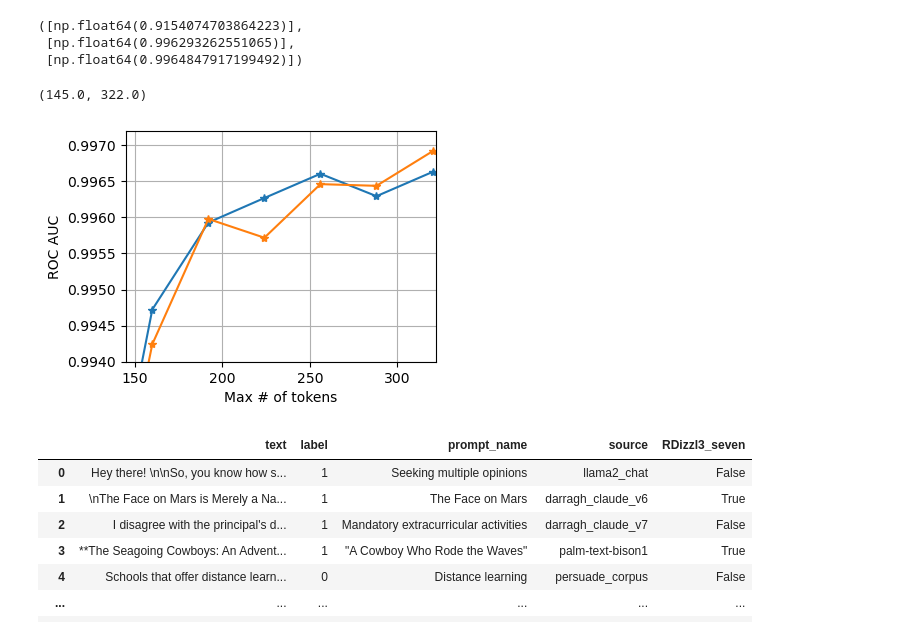
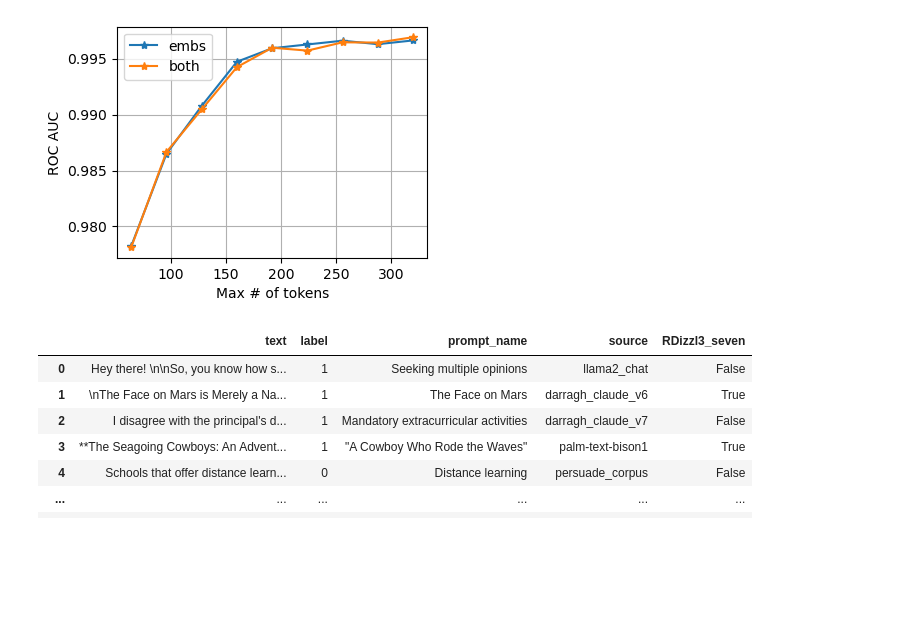
Before and after one commit to GurevichPE/Artifical-text-detection-via-magnitude-functions, a Jupyter notebook: magnitude_classifier/experiments.ipynb, the cells around one changed output. Cells and saved outputs as stored; diff of their text form; code cells hidden in the pictures; blank space fills up the shorter version.

```diff
--- a/magnitude_classifier/experiments.ipynb
+++ b/magnitude_classifier/experiments.ipynb
@@ -5,9 +5,9 @@ import matplotlib.pyplot as plt
 import pickle as pkl
 # %%
 SAVEDIR = "/workspace/mnt/local/data/pgurevich/magnitude"
-datapath_magn = f"{SAVEDIR}/clf_results_magnitude_final.pkl"
-datapath_embs = f"{SAVEDIR}/clf_results_embeddings_final.pkl"
-datapath_both = f"{SAVEDIR}/clf_results_both_final.pkl"
+datapath_magn = f"{SAVEDIR}/clf_results_magnitude.pkl"
+datapath_embs = f"{SAVEDIR}/clf_results_embeddings.pkl"
+datapath_both = f"{SAVEDIR}/clf_results_both.pkl"
 
 with open(datapath_magn, 'rb') as f:
     results_magn = pkl.load(f)
@@ -18,6 +18,8 @@ with open(datapath_embs, 'rb') as f:
 with open(datapath_both, 'rb') as f:
     results_both = pkl.load(f)
 # %%
+#load the classifier results
+
 aucs_magn = results_magn['aucs']
 mistakes_magn = results_magn['mistakes']
 
@@ -26,25 +28,17 @@ mistakes_embs = results_embs['mistakes']
 
 aucs_both = results_both['aucs']
 mistakes_both = results_both['mistakes']
-
-aucs_magn, aucs_embs, aucs_both
-# %% [output]
-([np.float64(0.9154074703864223)],
- [np.float64(0.996293262551065)],
- [np.float64(0.9964847917199492)])
 # %%
 max_lengths = list(range(64, 321, 32))
 plt.figure(figsize=(4, 3))
-plt.plot(max_lengths, aucs_embs, marker='*')
-plt.plot(max_lengths, aucs_both, marker='*')
+plt.plot(max_lengths, aucs_embs, marker='*', label='embs')
+plt.plot(max_lengths, aucs_both, marker='*', label='both')
+plt.legend()
 plt.xlabel("Max # of tokens")
 plt.ylabel("ROC AUC")
 plt.grid()
-plt.ylim(0.994, 0.9972)
-plt.xlim(145, 32)
 # %% [output]
-(145.0, 322.0)
-[figure, old version]
+[figure, new version]
 # %%
 DATA_PATH = "/workspace/mnt/local/data/pgurevich/magnitude/small_data.csv"
 data = pd.read_csv(DATA_PATH)
```
Also changed, not shown: parts of 9 cells of this notebook, 1 other file.
